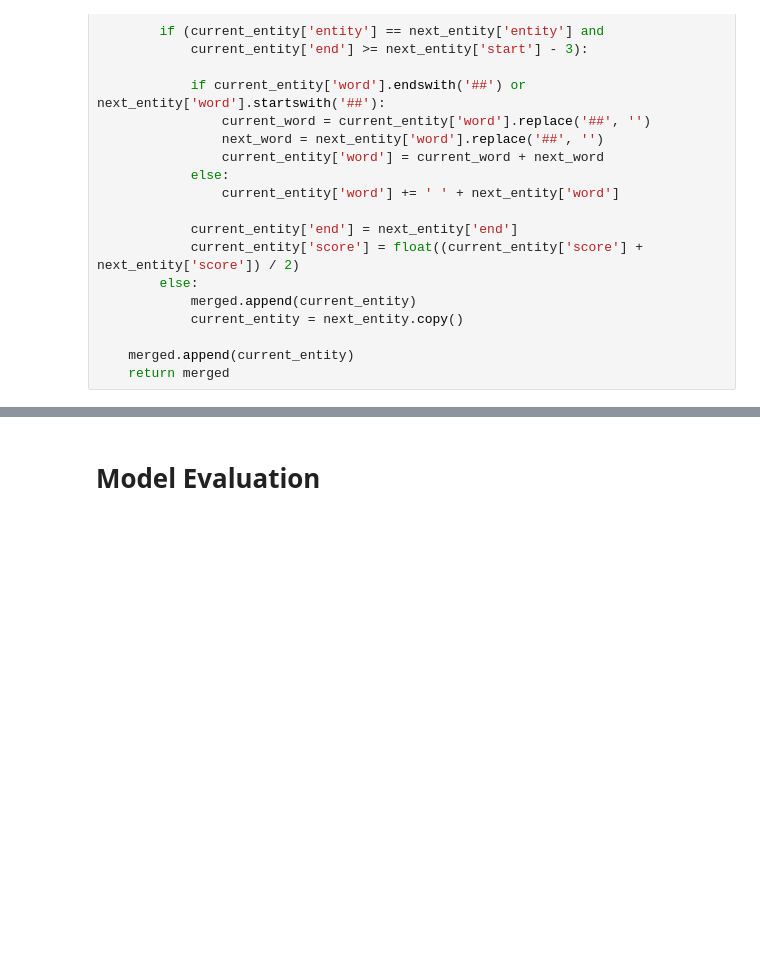
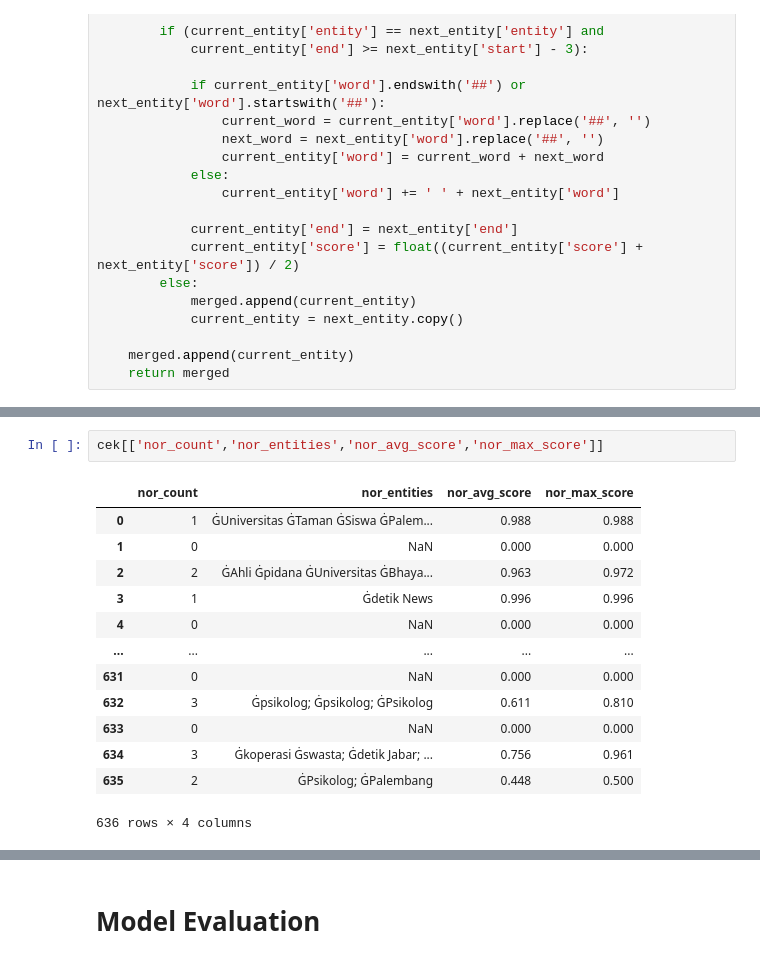
Before and after one commit to fairuuz16/ner-project, a Jupyter notebook: notebooks/04-ner.ipynb, the cells around one changed output, grey strips where cells are left out. Saved outputs shown, nothing was run; the diff lists cells and outputs as text; blank space fills up the shorter version.

```diff
--- a/notebooks/04-ner.ipynb
+++ b/notebooks/04-ner.ipynb
@@ -847,0 +784,16 @@ def detect_dates_pattern(text):
+# %%
+cek[['nor_count','nor_entities','nor_avg_score','nor_max_score']]
+# %% [output]
+|  | nor_count | nor_entities | nor_avg_score | nor_max_score |
+| 0 | 1 | ĠUniversitas ĠTaman ĠSiswa ĠPalem... | 0.988 | 0.988 |
+| 1 | 0 | NaN | 0.000 | 0.000 |
+| 2 | 2 | ĠAhli Ġpidana ĠUniversitas ĠBhaya... | 0.963 | 0.972 |
+| 3 | 1 | Ġdetik News | 0.996 | 0.996 |
+| 4 | 0 | NaN | 0.000 | 0.000 |
+| ... | ... | ... | ... | ... |
+| 631 | 0 | NaN | 0.000 | 0.000 |
+| 632 | 3 | Ġpsikolog; Ġpsikolog; ĠPsikolog | 0.611 | 0.810 |
+| 633 | 0 | NaN | 0.000 | 0.000 |
+| 634 | 3 | Ġkoperasi Ġswasta; Ġdetik Jabar; ... | 0.756 | 0.961 |
+| 635 | 2 | ĠPsikolog; ĠPalembang | 0.448 | 0.500 |
+636 rows × 4 columns
```
Also changed, not shown: parts of 25 cells of this notebook, 2 other files.
